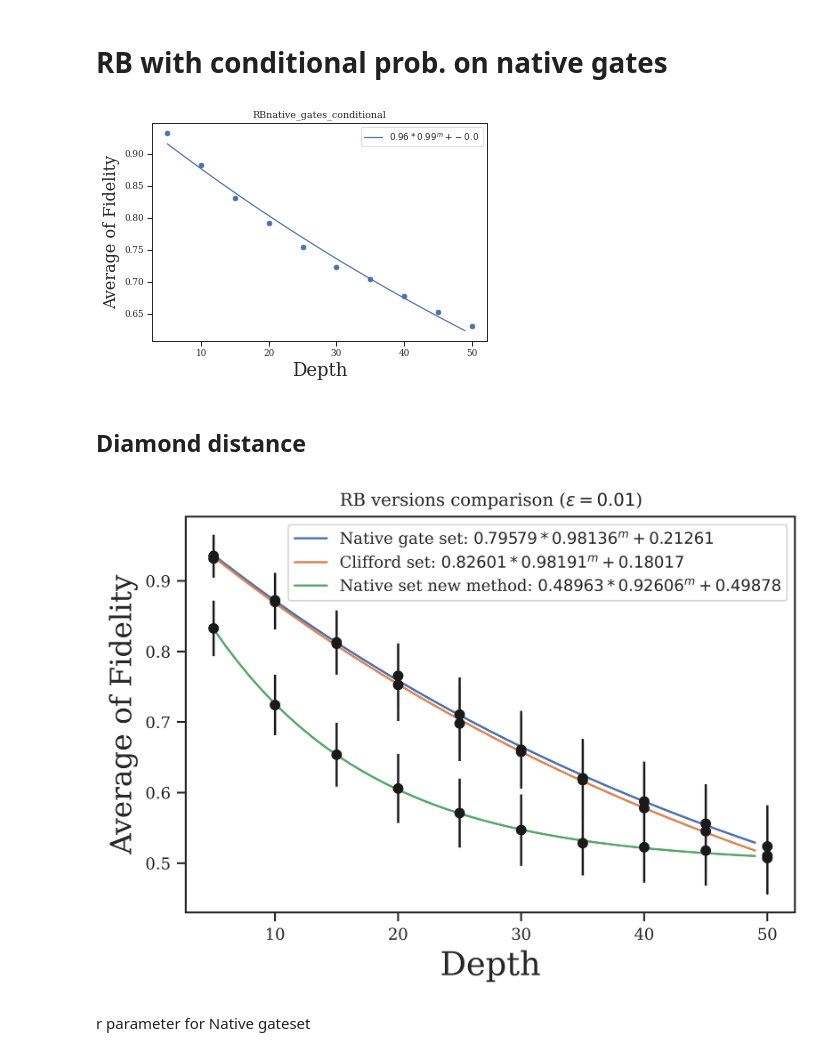
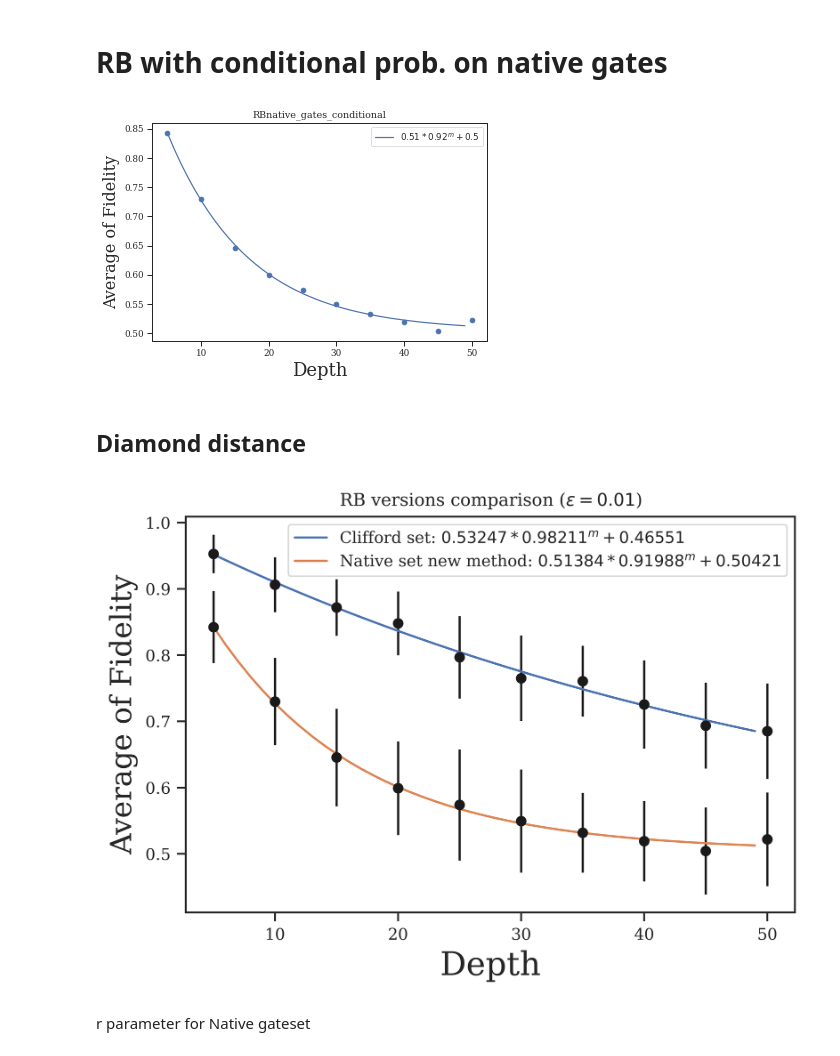
Before and after one commit to mmehrani/Randomized_Benchmarking_protocol, a Jupyter notebook: Bench_machine.ipynb, the cells around one changed output. Cells and saved outputs as stored; diff of their text form; code cells hidden in the pictures.

```diff
--- a/Bench_machine.ipynb
+++ b/Bench_machine.ipynb
@@ -19,9 +19,9 @@ import seaborn as sns
 # %%
 from scipy.optimize import curve_fit
 # %%
-k_m = 200 #number of sequences
-n_m = 100 #number of shots
-n_qubit = 2
+k_m = 50 #number of sequences
+n_m = 50 #number of shots
+n_qubit = 1
 
 qmachine = get_qc( str(2) + "q-qvm" )
 # qmachine = get_qc("9q-square-noisy-qvm")
@@ -43,8 +43,8 @@ p_xi = epsilon/4
 qmachine.qam.gate_noise=(p_xi,p_xi,p_xi)
 # qmachine.qam.gate_noise=(0,0,p_xi)
 # %%
-# noise_model = 'depolarising_noise'
-noise_model = 'z_noise'
+noise_model = 'depolarising_noise'
+# noise_model = 'z_noise'
 path = os.path.join( os.getcwd(), 'output_storage', noise_model, 'epsilon{}'.format(epsilon) )
 try:
     os.makedirs( path )
@@ -143,35 +143,35 @@ avg_cond_fdlty_arr, err_cond_fdlty_arr = bench_machine('native_conditional', qma
 popt_cond, pcov_cond = extrapolate_decay_func(avg_cond_fdlty_arr, err_cond_fdlty_arr)
 plot_decay(avg_cond_fdlty_arr, popt_cond, pcov_cond, 'native_gates_conditional')
 # %% [output]
-[figure, old version]
+[figure, new version]
 # %% [markdown]
 ## Diamond distance
 # %%
 fig = plt.figure(dpi = 1000)
 ax = fig.add_subplot()
 
 # plt.loglog()
 
-ax.errorbar(ordered_layers, avg_native_fdlty_arr, yerr = err_native_fdlty_arr, fmt='o',color = 'k')
+# ax.errorbar(ordered_layers, avg_native_fdlty_arr, yerr = err_native_fdlty_arr, fmt='o',color = 'k')
 ax.errorbar(ordered_layers, avg_std_fdlty_arr, yerr = err_std_fdlty_arr, fmt = 'o', color = 'k')
 ax.errorbar(ordered_layers, avg_cond_fdlty_arr, yerr = err_cond_fdlty_arr, fmt='o',color = 'k')
 
-ax.plot(between_layers, decay_func(between_layers, *popt_native),
-        label = r'Native gate set: ${1}*{0}^m+{2}$'.format(*np.round(popt_native,5)))
+# ax.plot(between_layers, decay_func(between_layers, *popt_native),
+#         label = r'Native gate set: ${1}*{0}^m+{2}$'.format(*np.round(popt_native,5)))
 ax.plot(between_layers, decay_func(between_layers, *popt_std),
         label = r'Clifford set: ${1}*{0}^m+{2}$'.format(*np.round(popt_std,5)))
 ax.plot(between_layers, decay_func(between_layers, *popt_cond),
         label = r'Native set new method: ${1}*{0}^m+{2}$'.format(*np.round(popt_cond,5)))
 
 plt.xlabel('Depth', fontsize=18)
 plt.ylabel('Average of Fidelity', fontsize=16)
 plt.title(r'RB versions comparison ($\epsilon = {}$)'.format(epsilon))
 
 plt.legend()
 
 fig.savefig('RB_comparison.png')
 # %% [output]
-[figure, old version]
+[figure, new version]
 # %% [markdown]
 r parameter for Native gateset
 # %%
```
Also changed, not shown: parts of 1 cell of this notebook, 1 other file.
